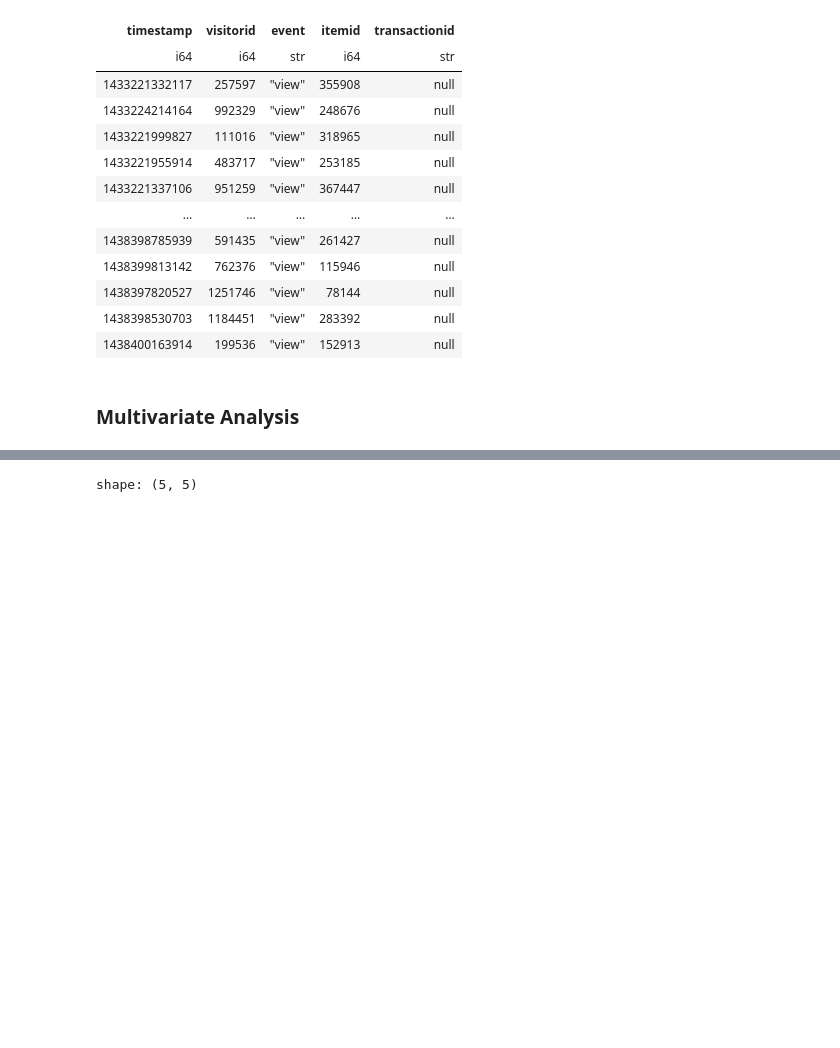
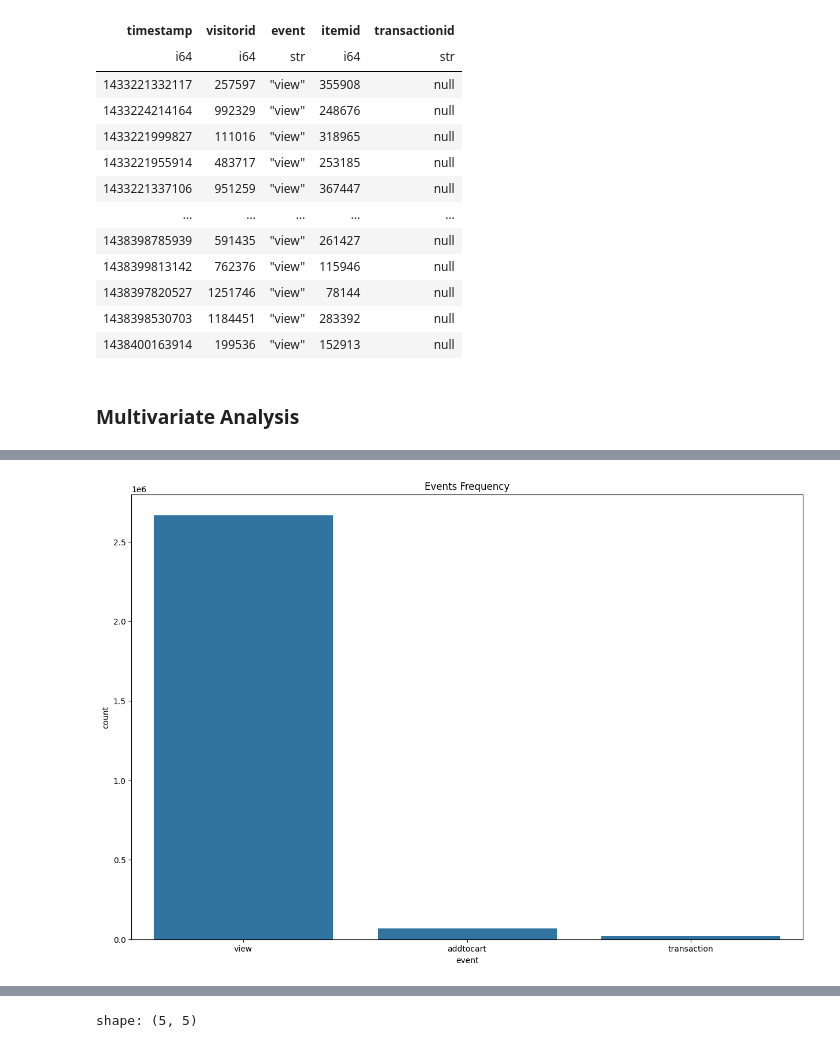
Before and after one commit to Andrew-Bordei/Data-Science, a Jupyter notebook: recommendation_system/notebooks/eda.ipynb, the cells around one changed output, grey strips where cells are left out. Saved outputs shown, nothing was run; the diff lists cells and outputs as text; code cells hidden in the pictures; blank space fills up the shorter version.

```diff
--- a/recommendation_system/notebooks/eda.ipynb
+++ b/recommendation_system/notebooks/eda.ipynb
@@ -195,0 +246,9 @@ plt.show()
+# %%
+# Dimensions of figure
+fig,ax = plt.subplots(figsize=(15, 10))
+
+plt.title("Events Frequency")
+sns.barplot(x=df_count['event'],y=df_count['count'],ax=ax)
+plt.show()
+# %% [output]
+[figure, added]
```
Also changed, not shown: parts of 24 cells of this notebook, 1 other file.
